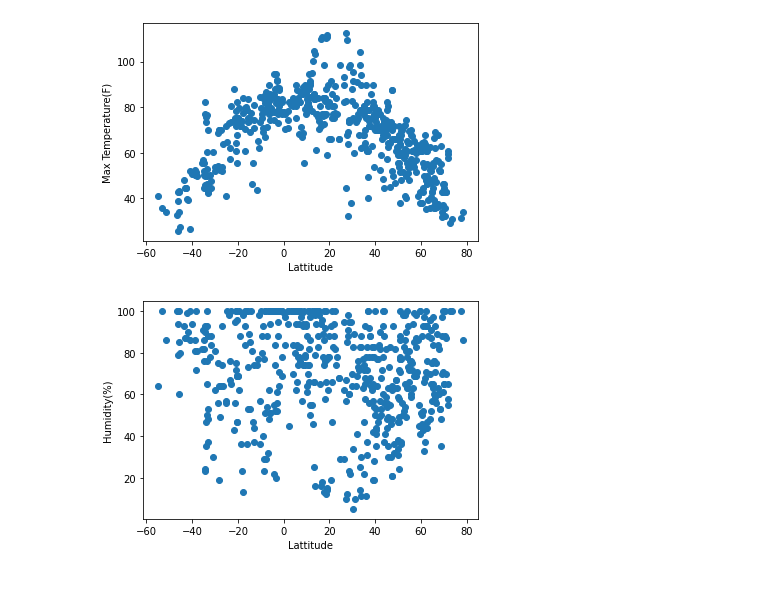
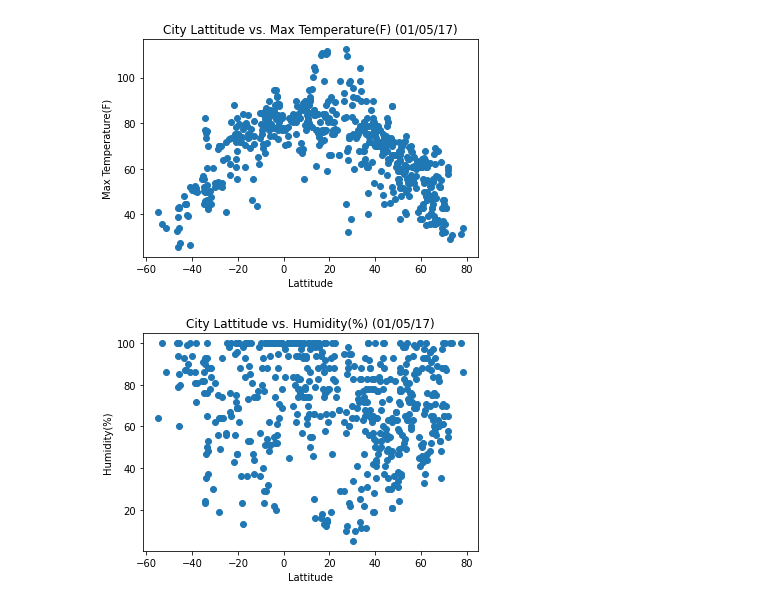
Before and after one commit to TempestCampbell/Web-Design-Challenge, a Jupyter notebook: WeatherTablesAndGraphs.ipynb, the cells around one changed output. Drawn from its saved outputs; the diff is of its cells as text; code cells hidden in the pictures.

```diff
--- a/WeatherTablesAndGraphs.ipynb
+++ b/WeatherTablesAndGraphs.ipynb
@@ -9,5 +9,6 @@ from sklearn import datasets
 #Import csv
 csv_path = "Resources/cities.csv"
 df = pd.read_csv(csv_path)
+df = df.set_index('City_ID')
 df.head(10)
 # %% [output]
@@ -30,13 +55,15 @@ df.head(10)
 # %%
 #Scatter plot 1: Lattitude vs. Max Temperature(F)
 x_values = df['Lat']
 y_values = df['Max Temp']
 plt.scatter(x_values,y_values)
 plt.xlabel('Lattitude')
 plt.ylabel('Max Temperature(F)')
+plt.title('City Lattitude vs. Max Temperature(F) (01/05/17)')
+
 plt.show()
 # %% [output]
-[figure, old version]
+[figure, new version]
 # %%
 #Scatter plot 2: Lattitude vs. Humidity(%)
 x_values = df['Lat']
@@ -44,9 +71,10 @@ y_values = df['Humidity']
 plt.scatter(x_values,y_values)
 plt.xlabel('Lattitude')
 plt.ylabel('Humidity(%)')
+plt.title('City Lattitude vs. Humidity(%) (01/05/17)')
 plt.show()
 # %% [output]
-[figure, old version]
+[figure, new version]
 # %%
 #Scatter plot 3: Lattitude vs. Cloudiness
 x_values = df['Lat']
```
Also changed, not shown: parts of 7 cells of this notebook, 2 other files.
